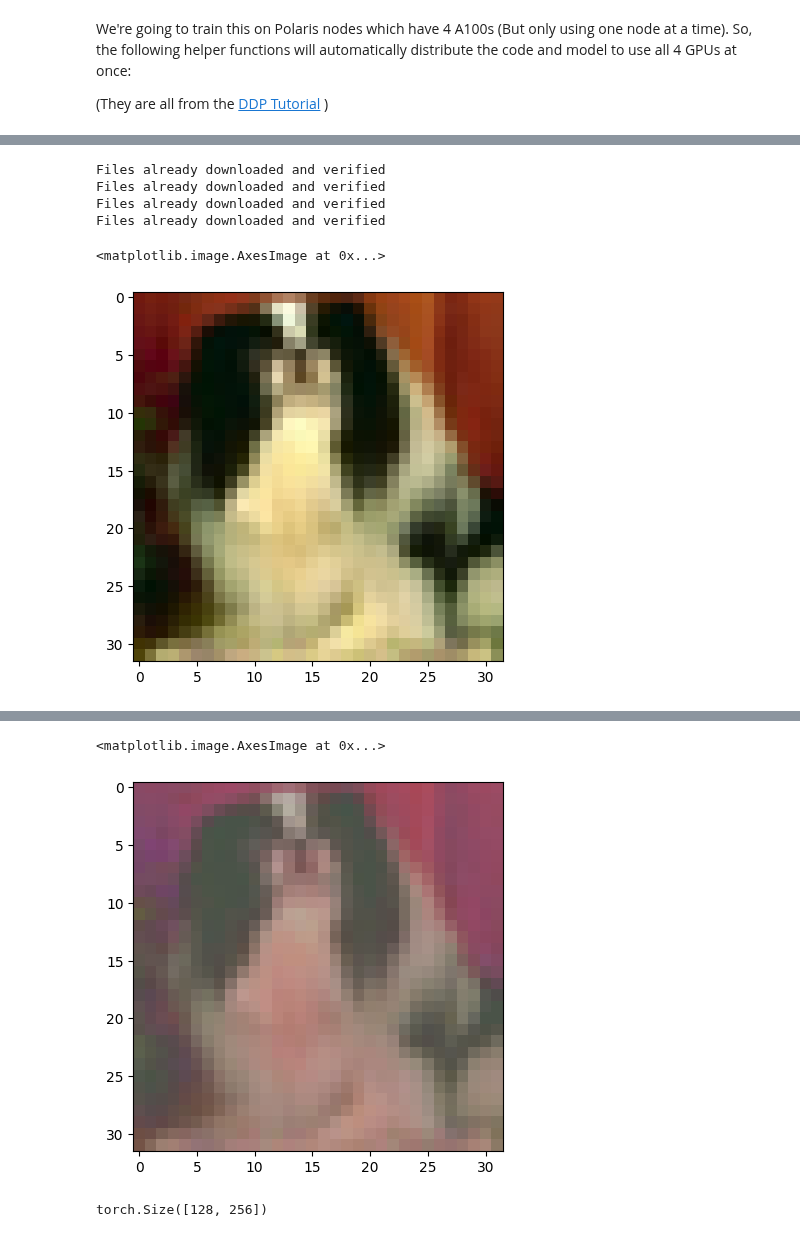
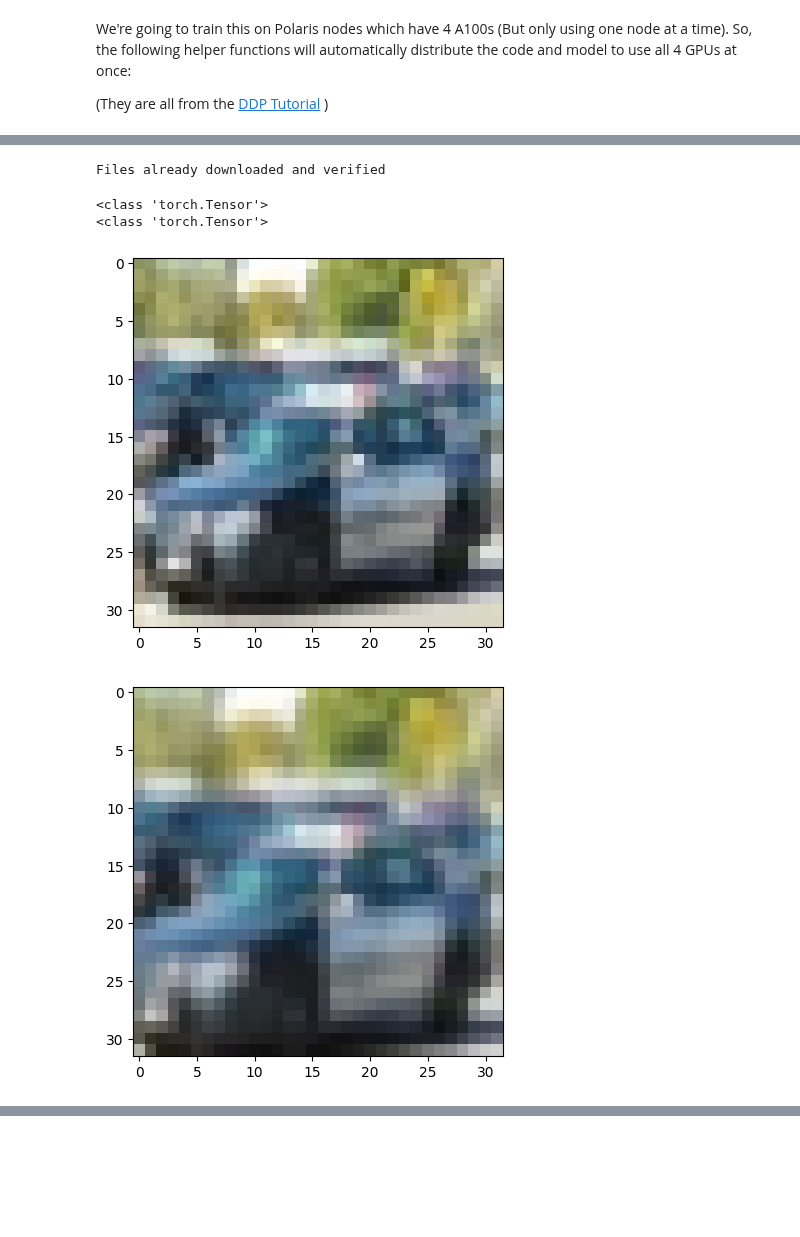
Before and after one commit to argonne-lcf/ai-science-training-series, a Jupyter notebook: 03_advanced_neural_networks/02_representation_learning.ipynb, the cells around one changed output, grey strips where cells are left out. Drawn from its saved outputs; the diff is of its cells as text; code cells hidden in the pictures; blank space fills up the shorter version.

```diff
--- a/03_advanced_neural_networks/02_representation_learning.ipynb
+++ b/03_advanced_neural_networks/02_representation_learning.ipynb
@@ -291,5 +297,4 @@ ProcessExitedException: process 0 terminated with exit code 1
 # %%
-from torchvision import transforms
 
 
 # This method is from the pytorch implementation of SimCLR:
@@ -297,27 +302,32 @@ from torchvision import transforms
 
 def get_simclr_pipeline_transform(size, s=1):
     """Return a set of data augmentation transformations as described in the SimCLR paper."""
-    color_jitter = transforms.ColorJitter(0.8 * s, 0.8 * s, 0.8 * s, 0.2 * s)
-    data_transforms = transforms.Compose([
-                                          transforms.RandomResizedCrop(size=size, scale=[0.85,1.0]),
-                                          transforms.RandomHorizontalFlip(),
-                                          transforms.RandomApply([color_jitter], p=0.8),
-                                          transforms.RandomGrayscale(p=0.2),
-                                          transforms.ToTensor()])
+    color_jitter = v2.ColorJitter(0.8 * s, 0.8 * s, 0.8 * s, 0.2 * s)
+    data_transforms = v2.Compose([v2.RandomResizedCrop(size=size, scale=[0.85,1.0]),
+                                          v2.RandomHorizontalFlip(),
+                                          v2.RandomApply([color_jitter], p=0.8),
+                                          v2.RandomGrayscale(p=0.2),
+                                          v2.ToDtype(torch.float32, scale=True),  # Normalize expects float input
+                                          # v2.Normalize(mean=[0.485, 0.456, 0.406], std=[0.229, 0.224, 0.225]),
+                                          # v2.ToTensor()
+                                        ])
     return data_transforms
 # %%
 transforms1 = get_simclr_pipeline_transform((32,32))
 transforms2 = get_simclr_pipeline_transform((32,32))
 # %%
-train1, val1 = create_data_loaders(transforms1, 128, 0)
-train2, val2 = create_data_loaders(transforms2, 128, 0)
+train, val = create_data_loaders(v2.ToTensor(), batch_size, 0, seed = 1234)
 # %% [output]
 Files already downloaded and verified
-Files already downloaded and verified
-Files already downloaded and verified
-Files already downloaded and verified
 # %%
-batch, (X1, Y1) = next(enumerate(train1))
-batch, (X2, Y2) = next(enumerate(train2))
+batch, (X, Y) = next(enumerate(train))
+# %%
+X1 = transforms1(X); X2 = transforms2(X)
+
+print(type(X1))
+print(type(X2))
+# %% [output]
+<class 'torch.Tensor'>
+<class 'torch.Tensor'>
 # %%
 from matplotlib import pyplot as plt
@@ -324,5 +335,7 @@ from matplotlib import pyplot as plt
 # %%
-plt.imshow(X1[0].cpu().permute((1,2,0)))
+plt.imshow(X[0].cpu().permute((1,2,0))); plt.show()
+plt.imshow(X1[0].cpu().permute((1,2,0))); plt.show()
+plt.imshow(X2[0].cpu().permute((1,2,0))); plt.show()
 # %% [output]
-<matplotlib.image.AxesImage at 0x...>
-[figure, old version]
+[figure, new version]
+[figure, added]
@@ -329,6 +343 @@ plt.imshow(X1[0].cpu().permute((1,2,0)))
-# %%
-plt.imshow(X2[0].cpu().permute((1,2,0)))
-# %% [output]
-<matplotlib.image.AxesImage at 0x...>
-[figure, removed]
 # %%
@@ -485,7 +487,31 @@ def contrastive_loss(first_images, second_images, rank, world_size = 1, temperat
         loss = torch.mean( - alignment + log_sum_exp)
         return loss, loss_metrics
 # %%
-rep1, rep2 = forward(model, X1, X2)
-print(rep1.shape)
+def train_one_epoch(dataloader, t1, t2, model, head, loss_fn, optimizer, rank, size, progress_bar):
+    model.train()
+    head.train()
+    for (batch, (X, _)) in enumerate(dataloader):
+        # forward pass
+        X1 = t1(X); X2 = t2(X)
+        pred1 = head(model(X1))
+        pred2 = head(model(X2))
+        loss, metrics = loss_fn(pred1, pred2, rank, size)
+
+        # print(metrics)
+
+        # backward pass calculates gradients
+        loss.backward()
+
+        # take one step with these gradients
+        optimizer.step()
+
+        # resets the gradients
+        optimizer.zero_grad()
+
+        # progress_bar.refresh()
+        cpu_metrics = { key : f"{metrics[key].detach().cpu().numpy():.2f}" for key in metrics.keys()}
+        cpu_metrics["loss"] = f"{loss.detach().cpu().numpy():.2f}"
+        progress_bar.update()
+        progress_bar.set_postfix(cpu_metrics)
+        # progress_bar.description = f"Train loss: {loss.cpu():.2f} top5: {metrics['top5'].cpu():.2f}"
+        # break
-# %% [output]
-torch.Size([128, 256])
```
Also changed, not shown: parts of 20 cells of this notebook, 1 other file.
